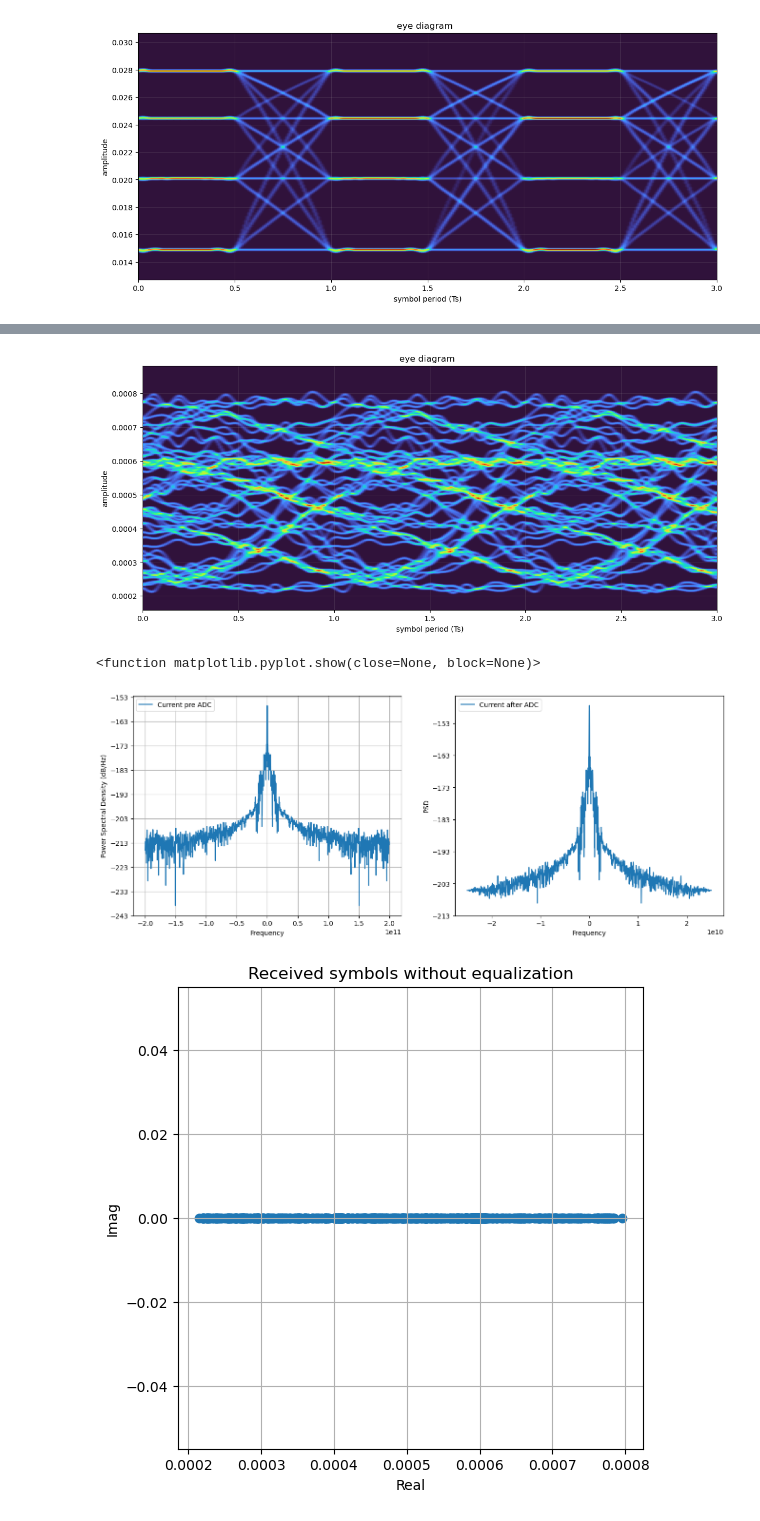
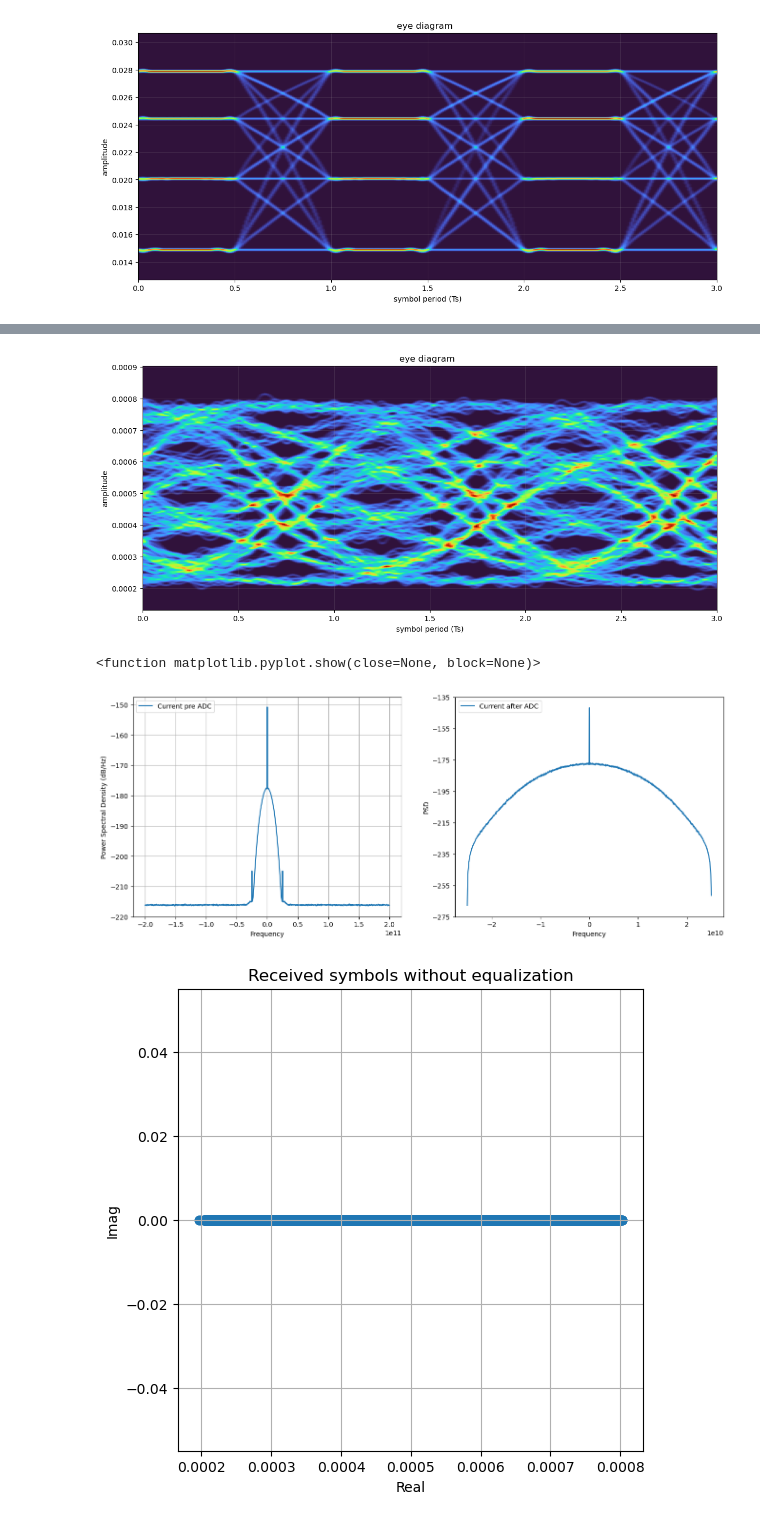
Before and after one commit to elmerfariass/Performance-Modeling-for-High-Capacity-IMDD-Systems, a Jupyter notebook: IMDD_Simulation/Section-II_Simulation.ipynb, the cells around one changed output, grey strips where cells are left out. Cells and saved outputs as stored; diff of their text form; code cells hidden in the pictures.

```diff
--- a/IMDD_Simulation/Section-II_Simulation.ipynb
+++ b/IMDD_Simulation/Section-II_Simulation.ipynb
@@ -157,7 +157,7 @@ n_order = 1             # Ordem do supergaussiano (ex: 1 ou 3)
 B_3dB = 0.4 * Rs        # Largura de banda em 40% da taxa de símbolos
 
 # 2. Criar o vetor de frequências para o sinal de simulação
-N_samples = 1024
+N_samples = len(signal_optTx)
 sim_Fs = paramDAC.outFs # A taxa de amostragem do sinal modulado (400 GHz)
 
 # Cria o vetor de frequências correspondente aos bins da FFT
@@ -167,7 +167,7 @@ f = fftfreq(N_samples, d=1/sim_Fs)
 H_ch = superGauss(f, n_order, B_3dB)
 
 # 4. Aplicar o filtro ao sinal no domínio da frequência
-signal_optTx_fft = np.fft.fft(signal_optTx, n = 1024)
+signal_optTx_fft = np.fft.fft(signal_optTx)
 signal_optRx_fft = signal_optTx_fft * H_ch
 
 # Retornar o sinal filtrado para o domínio do tempo
@@ -218,45 +218,44 @@ paramAdc.inFs = paramDAC.outFs
 paramAdc.outFs = Fs
 paramAdc.Nbits = paramDAC.nBits
 paramAdc.ENOB = paramDAC.ENOB
-paramAdc.Vmax = paramDAC.Vpp//2
-paramAdc.Vmin = -paramDAC.Vpp//2
+paramAdc.Vmax = np.max(np.abs(PD_signalRx))
+paramAdc.Vmin = -paramAdc.Vmax
 paramAdc.AAF = False
 
 sigRx = adc(PD_signalRx, paramAdc)
-sigRx = firFilter(pulse, PD_signalRx)
-#sigRx = PD_signalRx
+sigRx = firFilter(pulse, sigRx)
 
 fig, axs = plt.subplots(1, 2, figsize=(16,6))
 # plot psd
 axs[0].psd(PD_signalRx, Fs=paramDAC.outFs, NFFT = 2048, sides='twosided', label = 'Current pre ADC')
 axs[0].legend(loc='upper left');
 
 axs[1].psd(sigRx, Fs = Fs, NFFT = 2048, sides = 'twosided', label = "Current after ADC")
 axs[1].set_ylabel('PSD')
 axs[1].set_xlabel('Frequency')
 axs[1].legend(loc='upper left')
 axs[1].grid()
 plt.rcParams['figure.figsize'] = (14, 6)
 
 paramDec = parameters()
 paramDec.SpSin = SpS
 paramDec.SpSout = 1
 
 symbRx_vis = decimate(sigRx, paramDec)
 
 plt.figure(figsize=(6,6))
 plt.scatter(np.real(symbRx_vis), np.imag(symbRx_vis))
 
 plt.title("Received symbols without equalization")
 plt.xlabel("Real")
 plt.ylabel("Imag")
 plt.grid(True)
 plt.show
 # %% [output]
-[figure, old version]
+[figure, new version]
 <function matplotlib.pyplot.show(close=None, block=None)>
-[figure, old version]
+[figure, new version]
-[figure, old version]
+[figure, new version]
 # %%
 nTrain = 100000  # number of training symbols
 plots = True  # enable/disable plots of equalizer taps and MSE convergence
```
Also changed, not shown: parts of 4 cells of this notebook.
